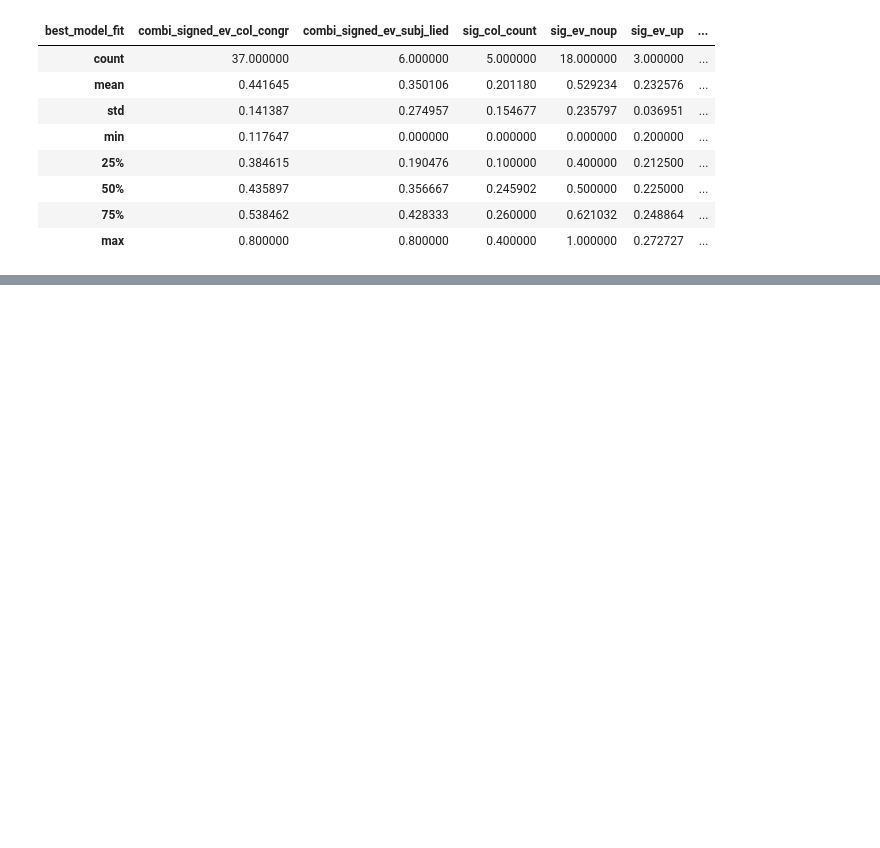
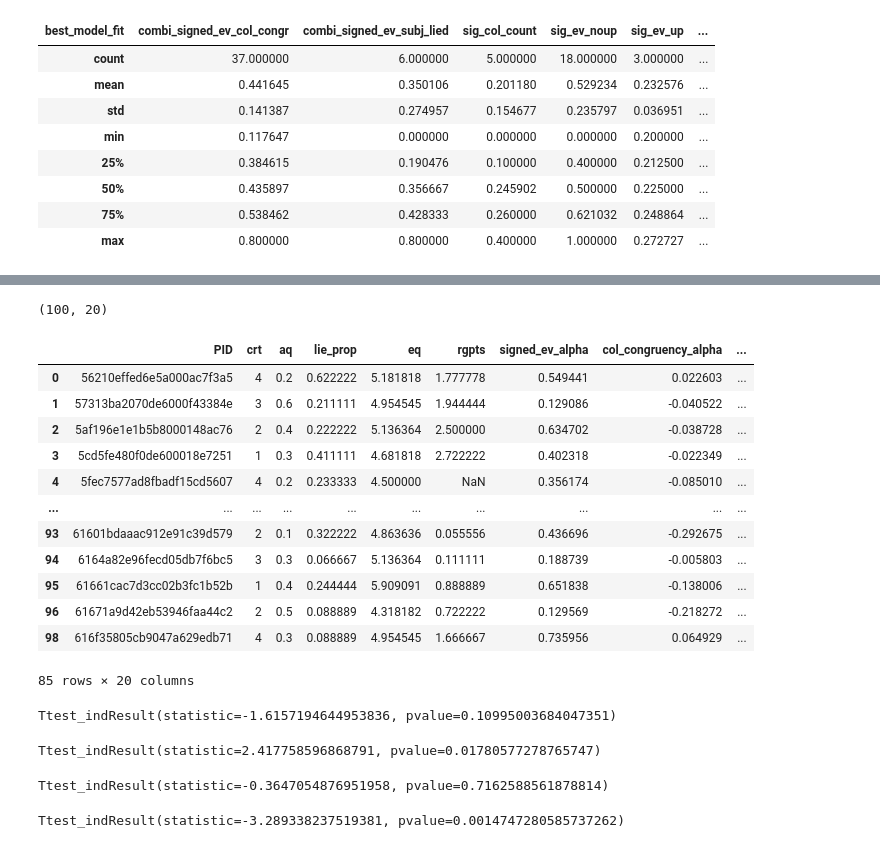
Before and after one commit to ucbtszh/suspicion-game, a Jupyter notebook: count_model_fits.ipynb, the cells around one changed output, grey strips where cells are left out. Cells and saved outputs as stored; diff of their text form; code cells hidden in the pictures; blank space fills up the shorter version.

Commit message:
mean difference tests, optimal lie detector params

```diff
--- a/count_model_fits.ipynb
+++ b/count_model_fits.ipynb
@@ -146,0 +149,2 @@ tmp.join(df, on="uuid").to_clipboard()
+# %%
+df = pd.read_feather("./data/fr/fr100_aggregate_scores.feather")
@@ -146,0 +174,40 @@ tmp.join(df, on="uuid").to_clipboard()
+# %%
+df.shape
+# %% [output]
+(100, 20)
+# %%
+exclude = [
+    "60f44f7a57468d4e9f87fa5b",
+"6154284fc5154abb9a264b0c",
+"6160403f5164508979e6358d",
+"615d9f86fdd5e127d783e850",
+"612812ff639db35356dff7c5",
+"5962eb69241f8d0001064bd3",
+"61617a80475c4e619cbed83e",
+"616deadcefd7197b84ab677c",
+"616f43682df7bc3f99f95411",
+"6162a881b823e80dfcf94792",
+"616f6a2135e569c0b4861b01",
+"5cb08ecee11a890001a478ad",
+"5b2caaa75b5c0900018b4724",
+"61702b890e755075af3a5423",
+"616ec0185d61b5fa0b62b42a"
+]
+# %%
+df = df[~df['PID'].isin(exclude)]
+# %%
+df
+# %% [output]
+|  | PID | crt | aq | lie_prop | eq | rgpts | signed_ev_alpha | col_congruency_alpha | ... |
+| 0 | 56210effed6e5a000ac7f3a5 | 4 | 0.2 | 0.622222 | 5.181818 | 1.777778 | 0.549441 | 0.022603 | ... |
+| 1 | 57313ba2070de6000f43384e | 3 | 0.6 | 0.211111 | 4.954545 | 1.944444 | 0.129086 | -0.040522 | ... |
+| 2 | 5af196e1e1b5b8000148ac76 | 2 | 0.4 | 0.222222 | 5.136364 | 2.500000 | 0.634702 | -0.038728 | ... |
+| 3 | 5cd5fe480f0de600018e7251 | 1 | 0.3 | 0.411111 | 4.681818 | 2.722222 | 0.402318 | -0.022349 | ... |
+| 4 | 5fec7577ad8fbadf15cd5607 | 4 | 0.2 | 0.233333 | 4.500000 | NaN | 0.356174 | -0.085010 | ... |
+| ... | ... | ... | ... | ... | ... | ... | ... | ... | ... |
+| 93 | 61601bdaaac912e91c39d579 | 2 | 0.1 | 0.322222 | 4.863636 | 0.055556 | 0.436696 | -0.292675 | ... |
+| 94 | 6164a82e96fecd05db7f6bc5 | 3 | 0.3 | 0.066667 | 5.136364 | 0.111111 | 0.188739 | -0.005803 | ... |
+| 95 | 61661cac7d3cc02b3fc1b52b | 1 | 0.4 | 0.244444 | 5.909091 | 0.888889 | 0.651838 | -0.138006 | ... |
+| 96 | 61671a9d42eb53946faa44c2 | 2 | 0.5 | 0.088889 | 4.318182 | 0.722222 | 0.129569 | -0.218272 | ... |
+| 98 | 616f35805cb9047a629edb71 | 4 | 0.3 | 0.088889 | 4.954545 | 1.666667 | 0.735956 | 0.064929 | ... |
+85 rows × 20 columns
@@ -146,0 +216,16 @@ tmp.join(df, on="uuid").to_clipboard()
+# %%
+ttest_ind(df['signed_ev_prior'][df['high_liar'] == 1], df['signed_ev_prior'][df['high_liar'] == 0])
+# %% [output]
+Ttest_indResult(statistic=-1.6157194644953836, pvalue=0.10995003684047351)
+# %%
+ttest_ind(df['signed_ev_alpha'][df['high_liar'] == 1], df['signed_ev_alpha'][df['high_liar'] == 0])
+# %% [output]
+Ttest_indResult(statistic=2.417758596868791, pvalue=0.01780577278765747)
+# %%
+ttest_ind(df['col_congruency_alpha'][df['high_liar'] == 1], df['col_congruency_alpha'][df['high_liar'] == 0])
+# %% [output]
+Ttest_indResult(statistic=-0.3647054876951958, pvalue=0.7162588561878814)
+# %%
+ttest_ind(df['mean_honesty_rating'][df['high_prior'] == 1], df['mean_honesty_rating'][df['high_prior'] == 0])
+# %% [output]
+Ttest_indResult(statistic=-3.289338237519381, pvalue=0.0014747280585737262)
```
Also changed, not shown: parts of 17 cells of this notebook, 12 other files.
